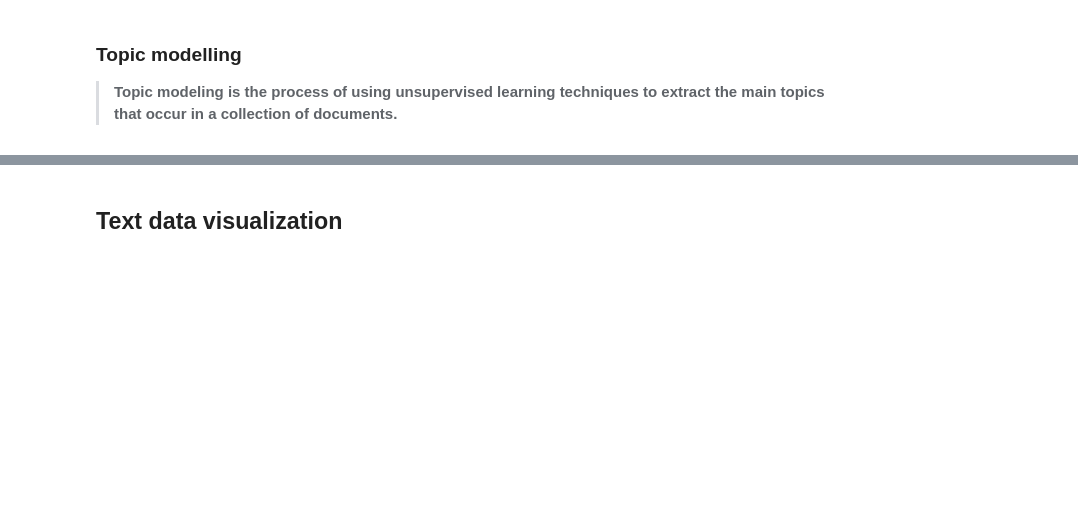
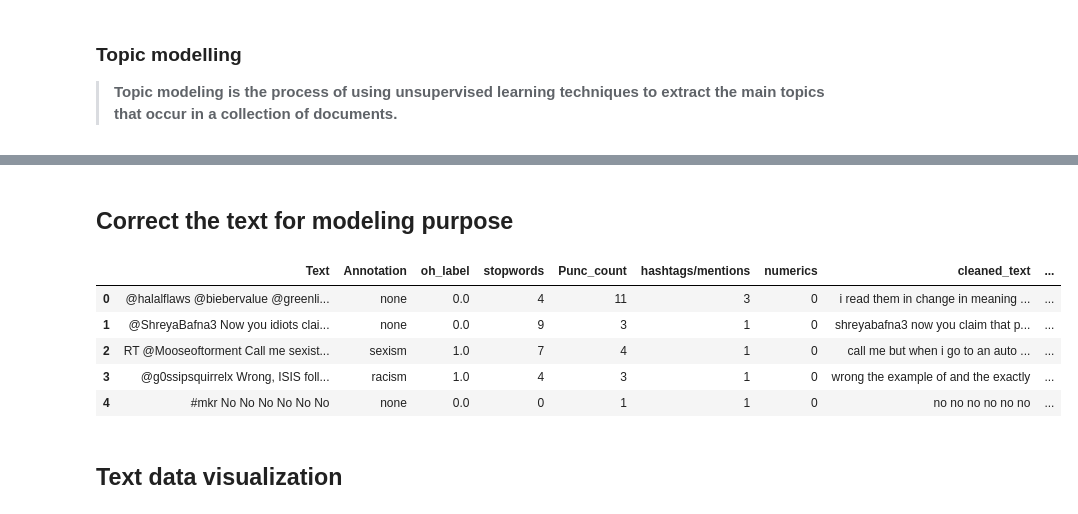
Before and after one commit to avikumart/Cyberbullying-Detection-NLP, a Jupyter notebook: cyberbullying-detection-nlp1.ipynb, the cells around one changed output, grey strips where cells are left out. Drawn from its saved outputs; the diff is of its cells as text; code cells hidden in the pictures; blank space fills up the shorter version.

```diff
--- a/cyberbullying-detection-nlp1.ipynb
+++ b/cyberbullying-detection-nlp1.ipynb
@@ -425,2 +501,53 @@ def preprocess_topic(df, topic):
+# %% [markdown]
+## Correct the text for modeling purpose
+# %%
+# funtion to correct text using lammatization and spell correct techniques
+stops = set(stopwords.words('english'))
+lemmatizer = WordNetLemmatizer()
+ps = PorterStemmer()
+
+def correct_text(text, stem=False, lemma=False, spell=False):
+    if lemma and stem:
+        raise Exception('Either stem or lemma can be true, not both!')
+        return text
+
+    sample = text
+
+    #removing stopwords
+    sample = sample.lower()
+    sample = [word for word in sample.split() if word not in stops]
+    sample = ' '.join(sample)
+
+    if lemma == True:
+        new_sample = []
+        sample = sample.split()
+        word_tags = [get_wordnet_pos(word.lower()) for word in sample]
+        for word in sample:
+            word_tag = word_tags[sample.index(word)]
+            if word_tag == "":
+                new_sample.append(lemmatizer.lemmatize(word))
+            else:
+                new_sample.append(lemmatizer.lemmatize(word.lower(), word_tag))
+        sample = ' '.join(new_sample)
+
+    if stem == True:
+        sample = sample.split()
+        sample = [ps.stem(word) for word in sample]
+        sample = ' '.join(sample)
+
+    if spell == True:
+        sample = str(TextBlob(text).correct())
+
+    return sample
+# %%
+ndf['correct_text'] = ndf['cleaned_text'].apply(lambda x: correct_text(x))
+ndf.head()
+# %% [output]
+|  | Text | Annotation | oh_label | stopwords | Punc_count | hashtags/mentions | numerics | cleaned_text | ... |
+| 0 | @halalflaws @biebervalue @greenli... | none | 0.0 | 4 | 11 | 3 | 0 | i read them in change in meaning ... | ... |
+| 1 | @ShreyaBafna3 Now you idiots clai... | none | 0.0 | 9 | 3 | 1 | 0 | shreyabafna3 now you claim that p... | ... |
+| 2 | RT @Mooseoftorment Call me sexist... | sexism | 1.0 | 7 | 4 | 1 | 0 | call me but when i go to an auto ... | ... |
+| 3 | @g0ssipsquirrelx Wrong, ISIS foll... | racism | 1.0 | 4 | 3 | 1 | 0 | wrong the example of and the exactly | ... |
+| 4 | #mkr No No No No No No | none | 0.0 | 0 | 1 | 1 | 0 | no no no no no no | ... |
 # %% [markdown]
 ## Text data visualization
```
Also changed, not shown: parts of 5 cells of this notebook.
